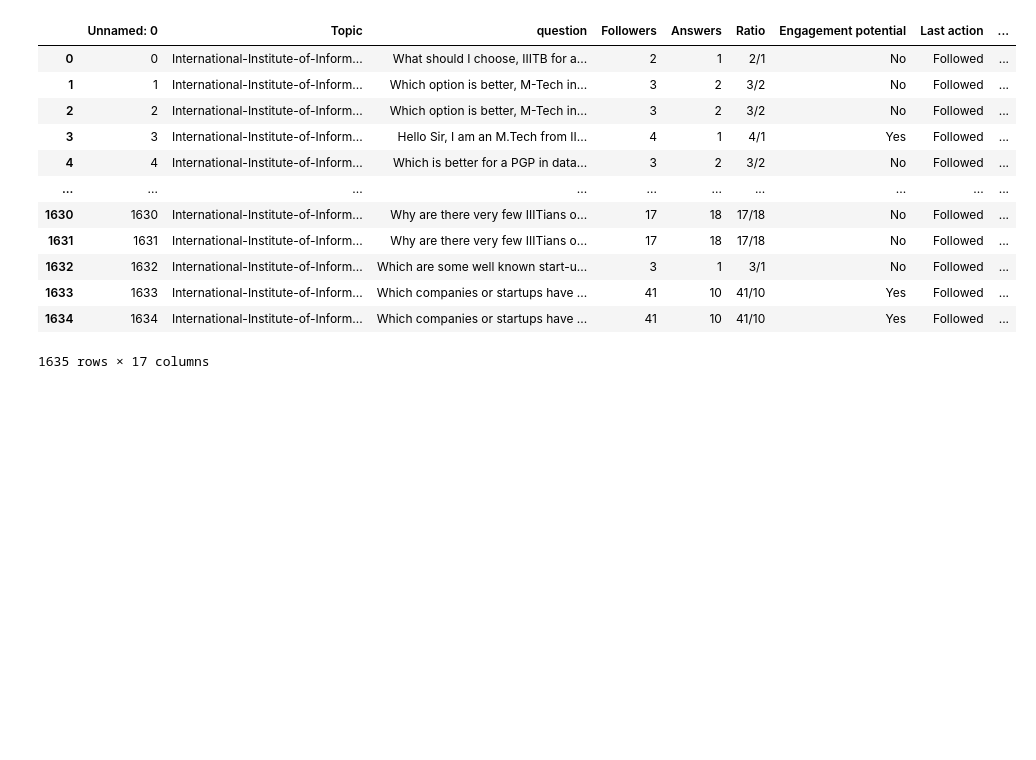
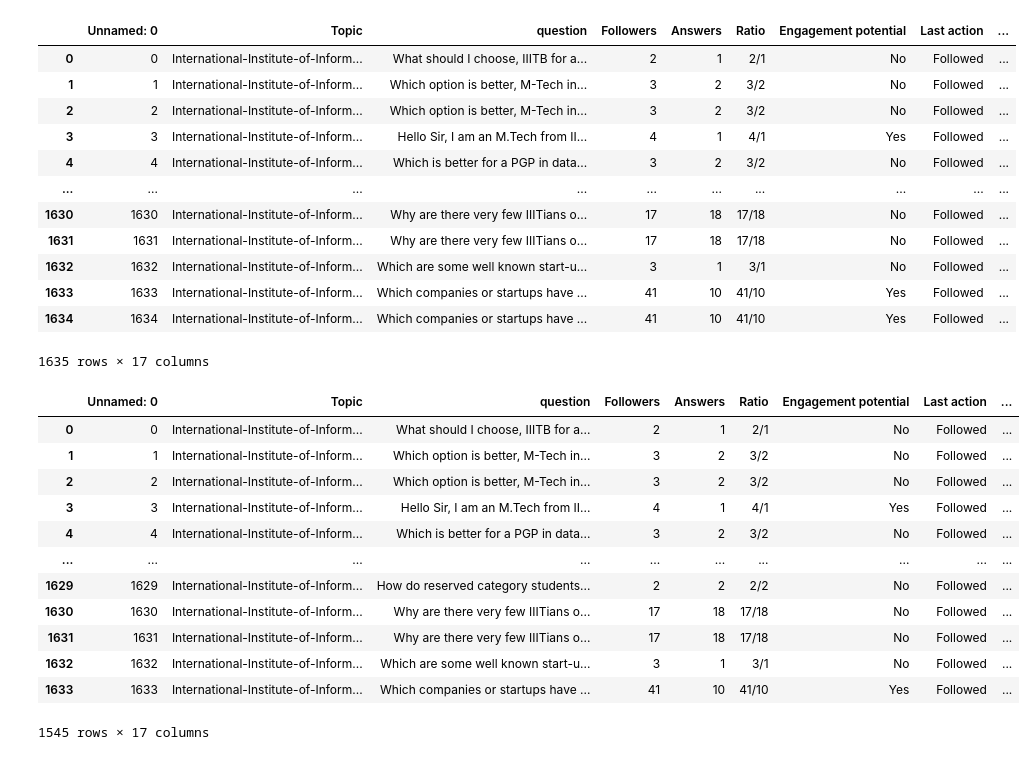
Before and after one commit to kirthikagurumurthy/University_Ranking, a Jupyter notebook: Weighted Sentiment Analysis/Quora/IIITBQuoraWSA.ipynb, the cells around one changed output. Cells and saved outputs as stored; diff of their text form; code cells hidden in the pictures; blank space fills up the shorter version.

```diff
--- a/Weighted Sentiment Analysis/Quora/IIITBQuoraWSA.ipynb
+++ b/Weighted Sentiment Analysis/Quora/IIITBQuoraWSA.ipynb
@@ -177,5 +177,20 @@ See the caveats in the documentation: https://pandas.pydata.org/pandas-docs/stab
 1635 rows × 17 columns
 # %%
 df.rename(columns = {'score':'old_score'}, inplace = True)
+df.dropna()
+# %% [output]
+|  | Unnamed: 0 | Topic | question | Followers | Answers | Ratio | Engagement potential | Last action | ... |
+| 0 | 0 | International-Institute-of-Inform... | What should I choose, IIITB for a... | 2 | 1 | 2/1 | No | Followed | ... |
+| 1 | 1 | International-Institute-of-Inform... | Which option is better, M-Tech in... | 3 | 2 | 3/2 | No | Followed | ... |
+| 2 | 2 | International-Institute-of-Inform... | Which option is better, M-Tech in... | 3 | 2 | 3/2 | No | Followed | ... |
+| 3 | 3 | International-Institute-of-Inform... | Hello Sir, I am an M.Tech from II... | 4 | 1 | 4/1 | Yes | Followed | ... |
+| 4 | 4 | International-Institute-of-Inform... | Which is better for a PGP in data... | 3 | 2 | 3/2 | No | Followed | ... |
+| ... | ... | ... | ... | ... | ... | ... | ... | ... | ... |
+| 1629 | 1629 | International-Institute-of-Inform... | How do reserved category students... | 2 | 2 | 2/2 | No | Followed | ... |
+| 1630 | 1630 | International-Institute-of-Inform... | Why are there very few IIITians o... | 17 | 18 | 17/18 | No | Followed | ... |
+| 1631 | 1631 | International-Institute-of-Inform... | Why are there very few IIITians o... | 17 | 18 | 17/18 | No | Followed | ... |
+| 1632 | 1632 | International-Institute-of-Inform... | Which are some well known start-u... | 3 | 1 | 3/1 | No | Followed | ... |
+| 1633 | 1633 | International-Institute-of-Inform... | Which companies or startups have ... | 41 | 10 | 41/10 | Yes | Followed | ... |
+1545 rows × 17 columns
 # %%
 df.to_csv('../../Datasets/Quora/WSA/IIITBQuoraWSA.csv')
```
Also changed, not shown: 16 other files.
